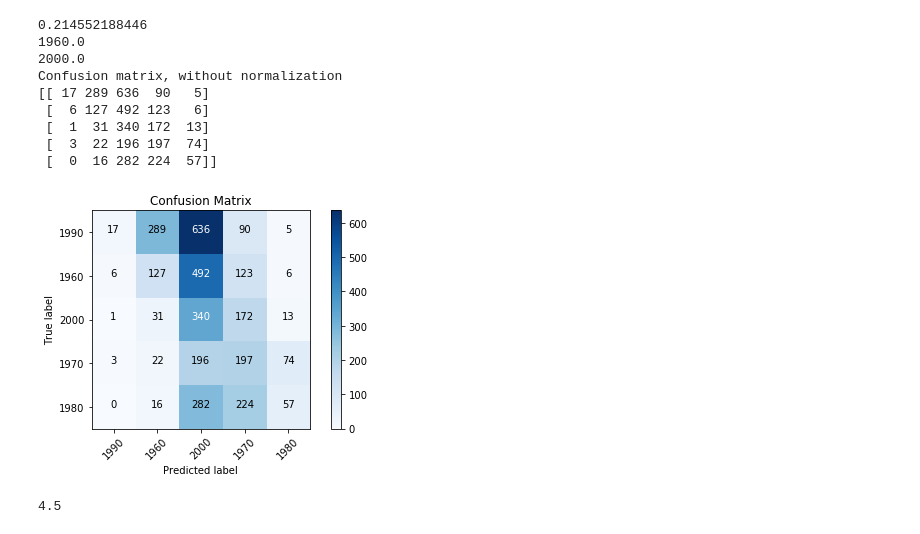
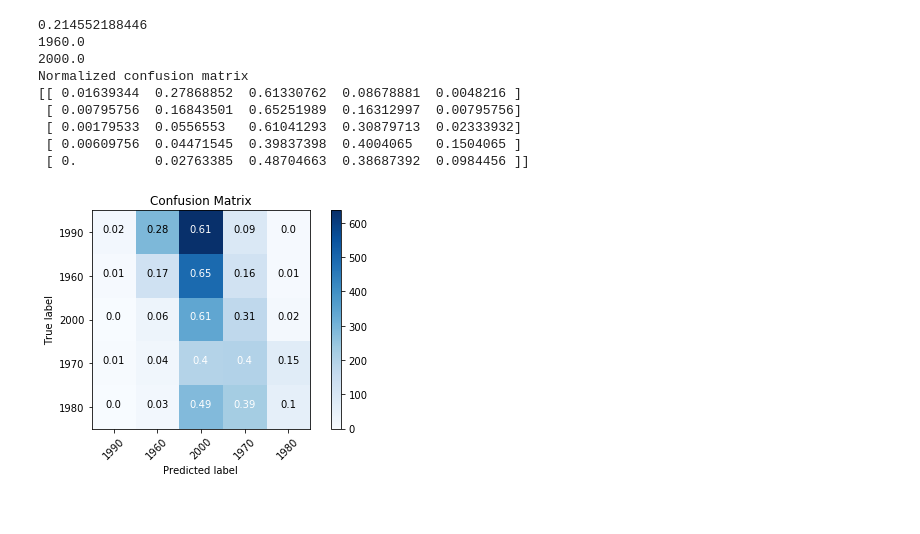
Before and after one commit to mbillig/MusicAnalysis, a Jupyter notebook: LinearRegression.ipynb, the cells around one changed output. Cells and saved outputs as stored; diff of their text form; code cells hidden in the pictures.

```diff
--- a/LinearRegression.ipynb
+++ b/LinearRegression.ipynb
@@ -66,32 +66,28 @@ trainingX, testingX, trainingWeeks, testingWeeks = train_test_split(clusterDF, m
 # %%
 regr = linear_model.LinearRegression()
 res = regr.fit(trainingX, trainingDecade)
 print(regr.score(testingX, testingDecade))
 yHat = regr.predict(testingX)
 #conmat = sk.metrics.confusion_matrix(testingDecade, yHat)
 yHat = yHat - (yHat % 10) + 10
 print(min(yHat))
 print(max(yHat))
 testingDecade = testingDecade.as_matrix()
 conmat = sk.metrics.confusion_matrix(testingDecade, yHat)
 
 plt.figure()
-plot_confusion_matrix(conmat, classes=set(testingDecade), normalize=False,
+plot_confusion_matrix(conmat, classes=set(testingDecade), normalize=True,
                       title='Confusion Matrix')
 
 plt.show()
 # %% [output]
 0.214552188446
 1960.0
 2000.0
-Confusion matrix, without normalization
-[[ 17 289 636  90   5]
- [  6 127 492 123   6]
- [  1  31 340 172  13]
- [  3  22 196 197  74]
- [  0  16 282 224  57]]
+Normalized confusion matrix
+[[ 0.01639344  0.27868852  0.61330762  0.08678881  0.0048216 ]
+ [ 0.00795756  0.16843501  0.65251989  0.16312997  0.00795756]
+ [ 0.00179533  0.0556553   0.61041293  0.30879713  0.02333932]
+ [ 0.00609756  0.04471545  0.39837398  0.4004065   0.1504065 ]
+ [ 0.          0.02763385  0.48704663  0.38687392  0.0984456 ]]
-[figure, old version]
+[figure, new version]
-# %%
-14.5 % 10
-# %% [output]
-4.5
```
Also changed, not shown: parts of 3 cells of this notebook, 3 other files.
